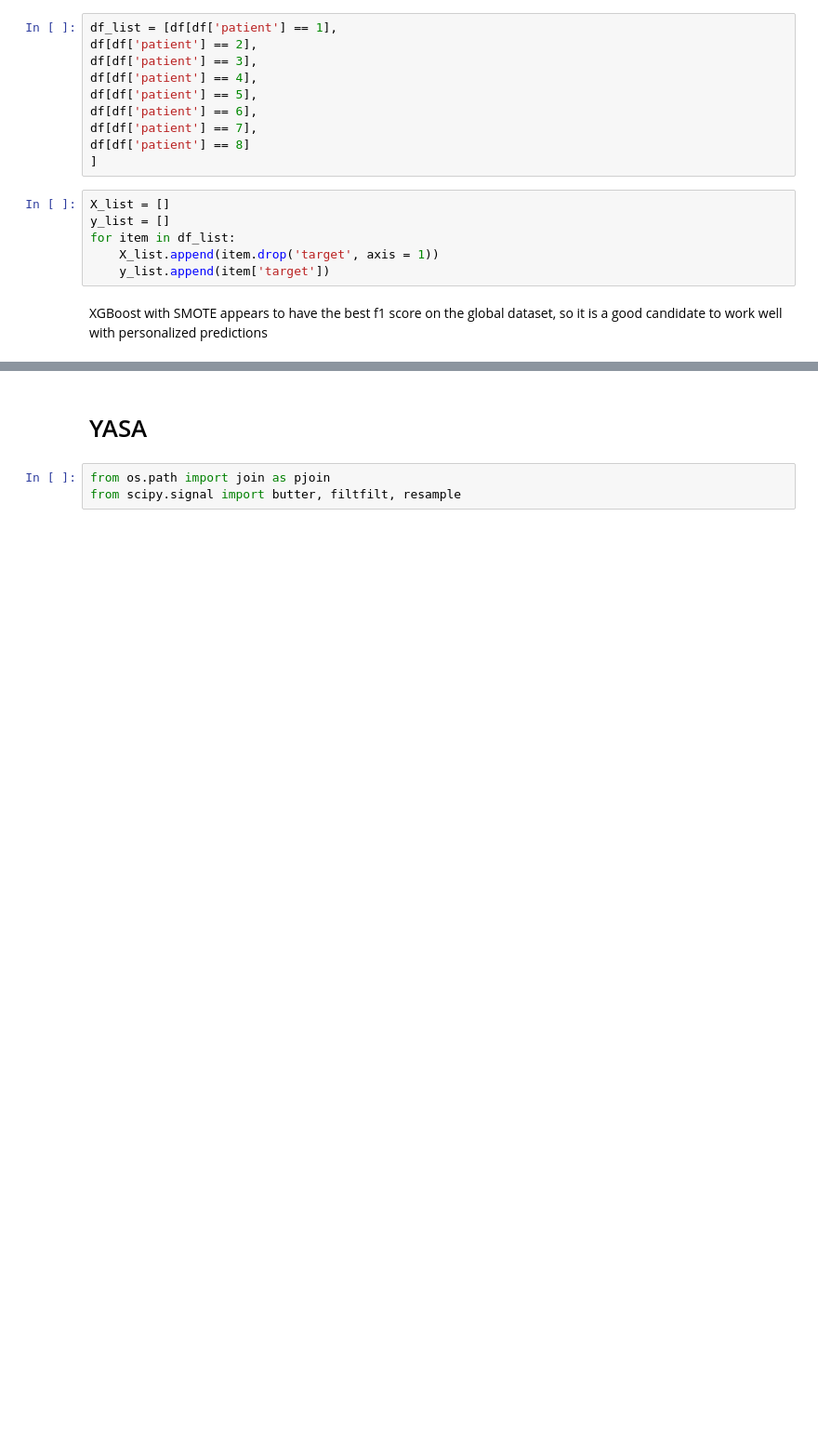
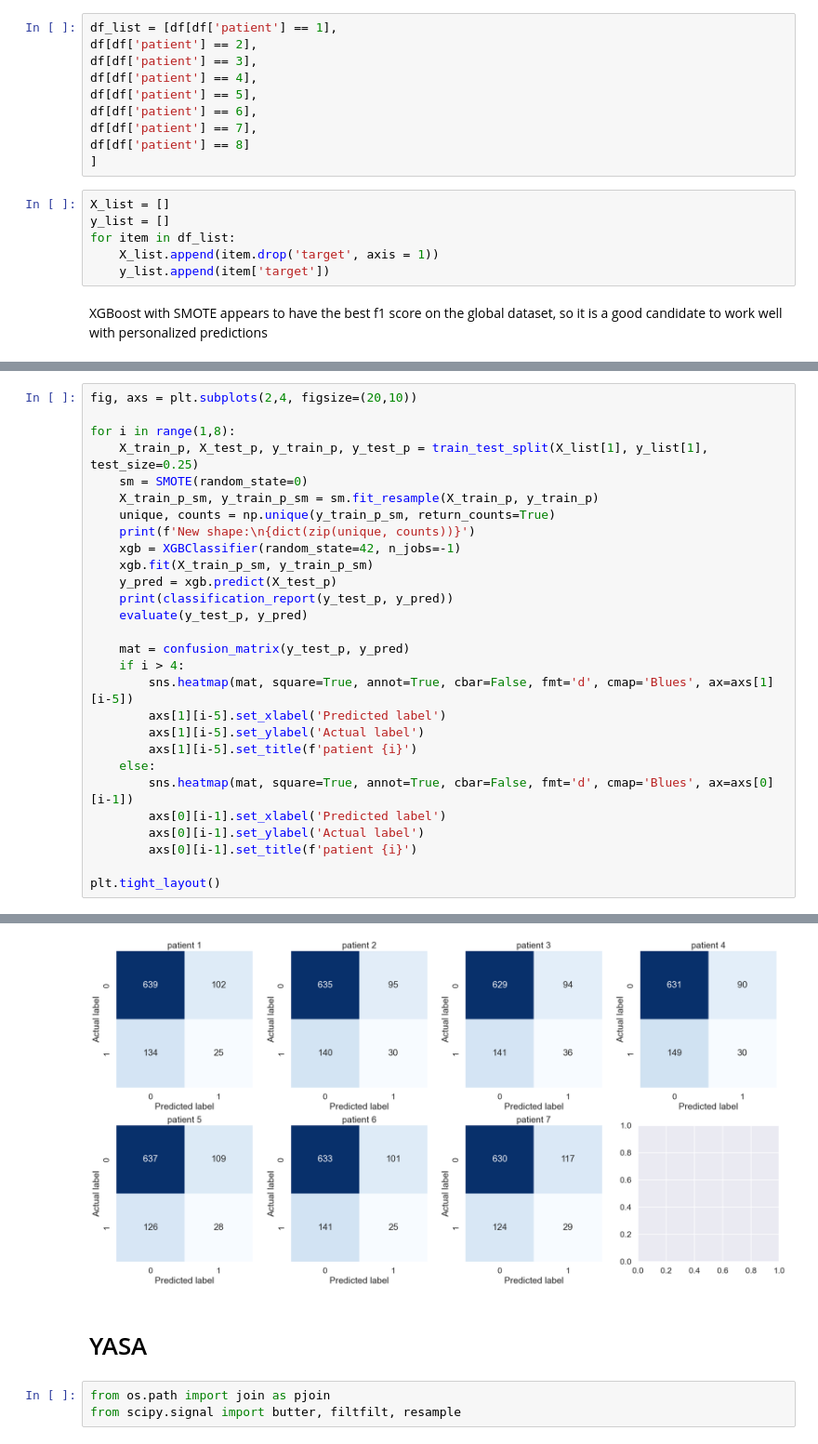
Before and after one commit to k0ruy/spindle-detection, a Jupyter notebook: eda_prepro_modelling.ipynb, the cells around one changed output, grey strips where cells are left out. Shown at 93% size. Cells and saved outputs as stored; diff of their text form; blank space fills up the shorter version.

```diff
--- a/eda_prepro_modelling.ipynb
+++ b/eda_prepro_modelling.ipynb
@@ -797,0 +809,29 @@ X_train_p.head(5)
+# %%
+fig, axs = plt.subplots(2,4, figsize=(20,10))
+
+for i in range(1,8):
+    X_train_p, X_test_p, y_train_p, y_test_p = train_test_split(X_list[1], y_list[1], test_size=0.25)
+    sm = SMOTE(random_state=0)
+    X_train_p_sm, y_train_p_sm = sm.fit_resample(X_train_p, y_train_p)
+    unique, counts = np.unique(y_train_p_sm, return_counts=True)
+    print(f'New shape:\n{dict(zip(unique, counts))}')
+    xgb = XGBClassifier(random_state=42, n_jobs=-1)
+    xgb.fit(X_train_p_sm, y_train_p_sm)
+    y_pred = xgb.predict(X_test_p)
+    print(classification_report(y_test_p, y_pred))
+    evaluate(y_test_p, y_pred)
+
+    mat = confusion_matrix(y_test_p, y_pred)
+    if i > 4:
+        sns.heatmap(mat, square=True, annot=True, cbar=False, fmt='d', cmap='Blues', ax=axs[1][i-5])
+        axs[1][i-5].set_xlabel('Predicted label')
+        axs[1][i-5].set_ylabel('Actual label')
+        axs[1][i-5].set_title(f'patient {i}')
+    else:
+        sns.heatmap(mat, square=True, annot=True, cbar=False, fmt='d', cmap='Blues', ax=axs[0][i-1])
+        axs[0][i-1].set_xlabel('Predicted label')
+        axs[0][i-1].set_ylabel('Actual label')
+        axs[0][i-1].set_title(f'patient {i}')
+
+plt.tight_layout()
+# %% [output]
@@ -798,3 +855,4 @@ X_train_p.head(5)
+[figure, added]
 # %% [markdown]
 # YASA
 # %%
```
Also changed, not shown: parts of 10 cells of this notebook.
